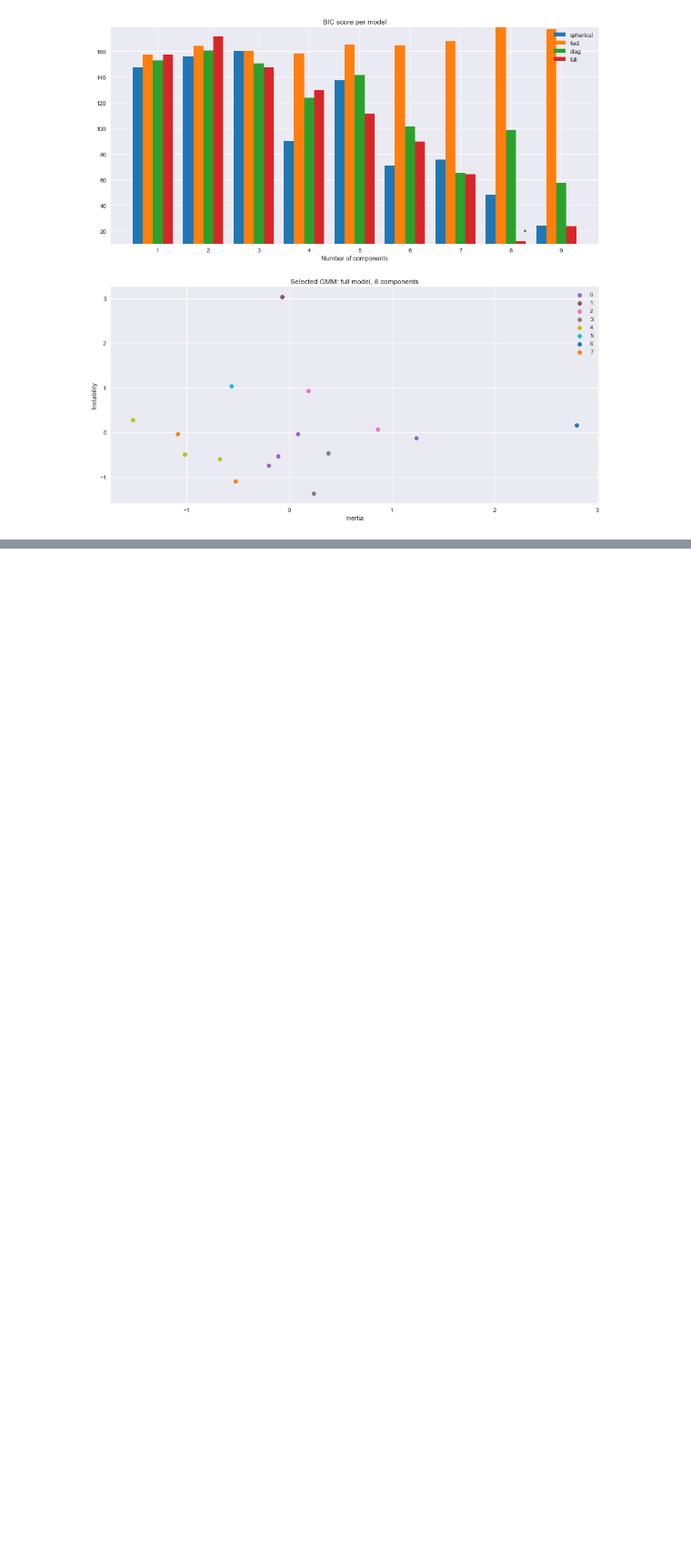
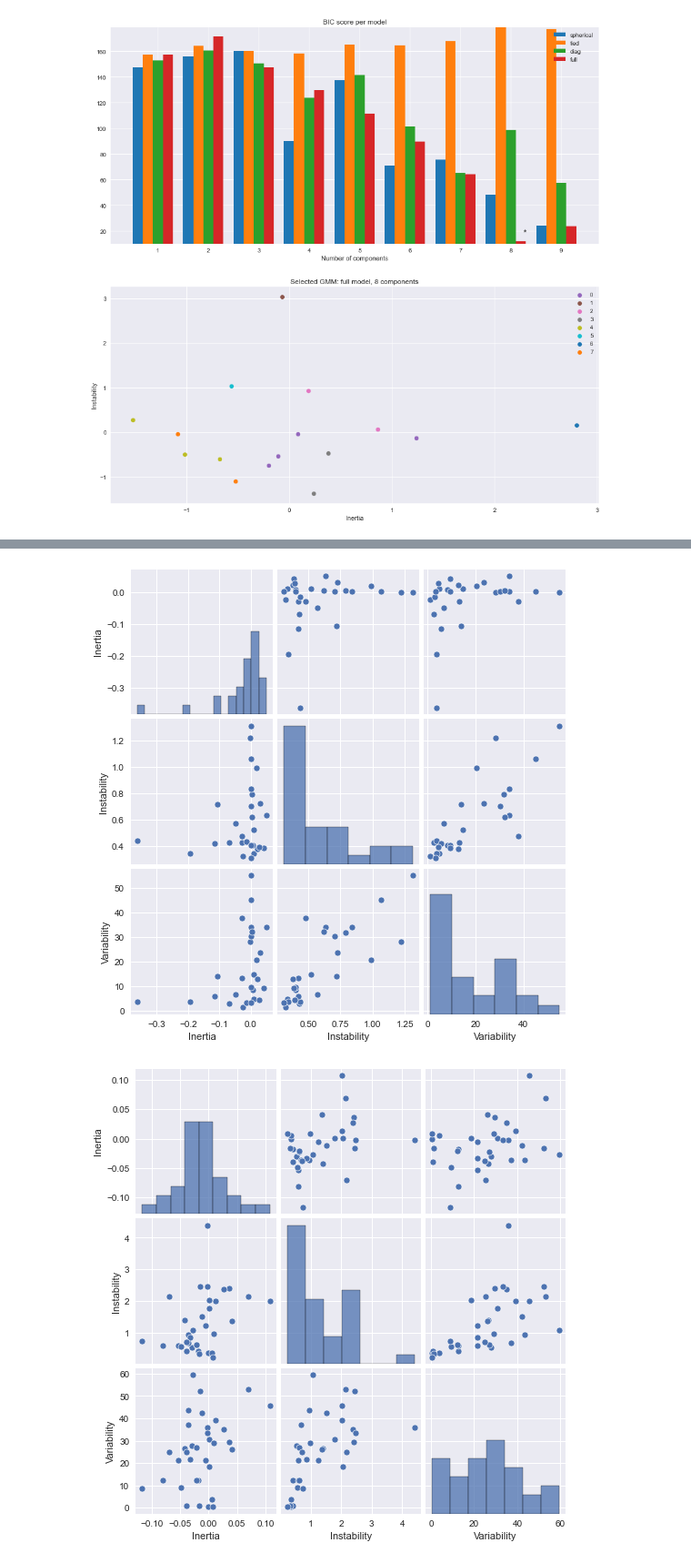
Before and after one commit to rubiarg/emotion-transitions, a Jupyter notebook: _build/jupyter_execute/feeltrace-clustering.ipynb, the cells around one changed output, grey strips where cells are left out. Shown at 91% size. Drawn from its saved outputs; the diff is of its cells as text; code cells hidden in the pictures; blank space fills up the shorter version.

Commit message:
added within-participant analysis

```diff
--- a/_build/jupyter_execute/feeltrace-clustering.ipynb
+++ b/_build/jupyter_execute/feeltrace-clustering.ipynb
@@ -275,0 +289,16 @@ plt.show()
+# %%
+participant_split = {}
+n_samples = int(30*0.5*60) # sampling rate x n_seconds (3 min)
+for index, subject in enumerate(train):
+    feeltrace = np.array(subject['Feeltrace'])
+    n_chunks = int(len(feeltrace)/n_samples)
+    participant_split[index] = np.array_split(feeltrace, n_chunks)
+# %%
+ed_participant = {}
+for index, participant in enumerate(participant_split.items()):
+    ed_participant[index] = list(map(ED.get_parameters, participant[1]))
+    X_participant = pd.DataFrame(ed_participant[index])
+    sns.pairplot(X_participant);
+# %% [output]
+[figure, added]
+[figure, added]
```
Also changed, not shown: parts of 9 cells of this notebook, 29 other files.
